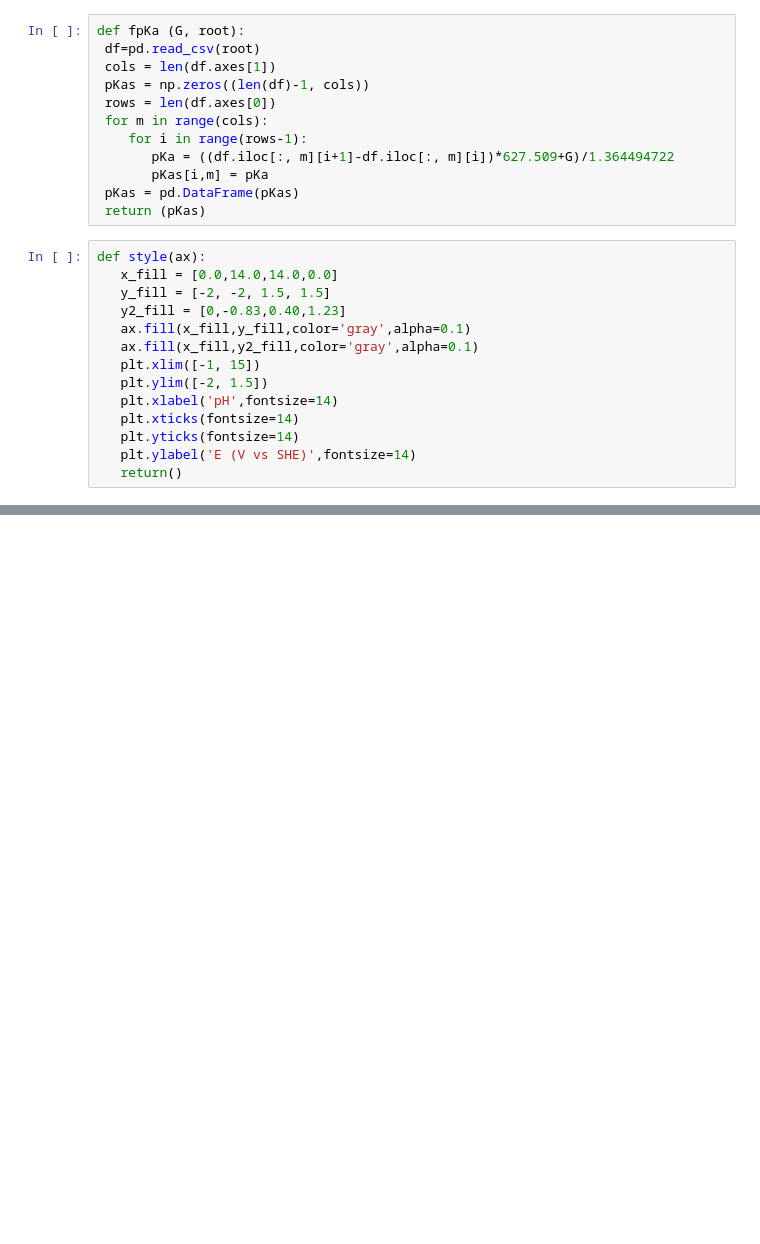
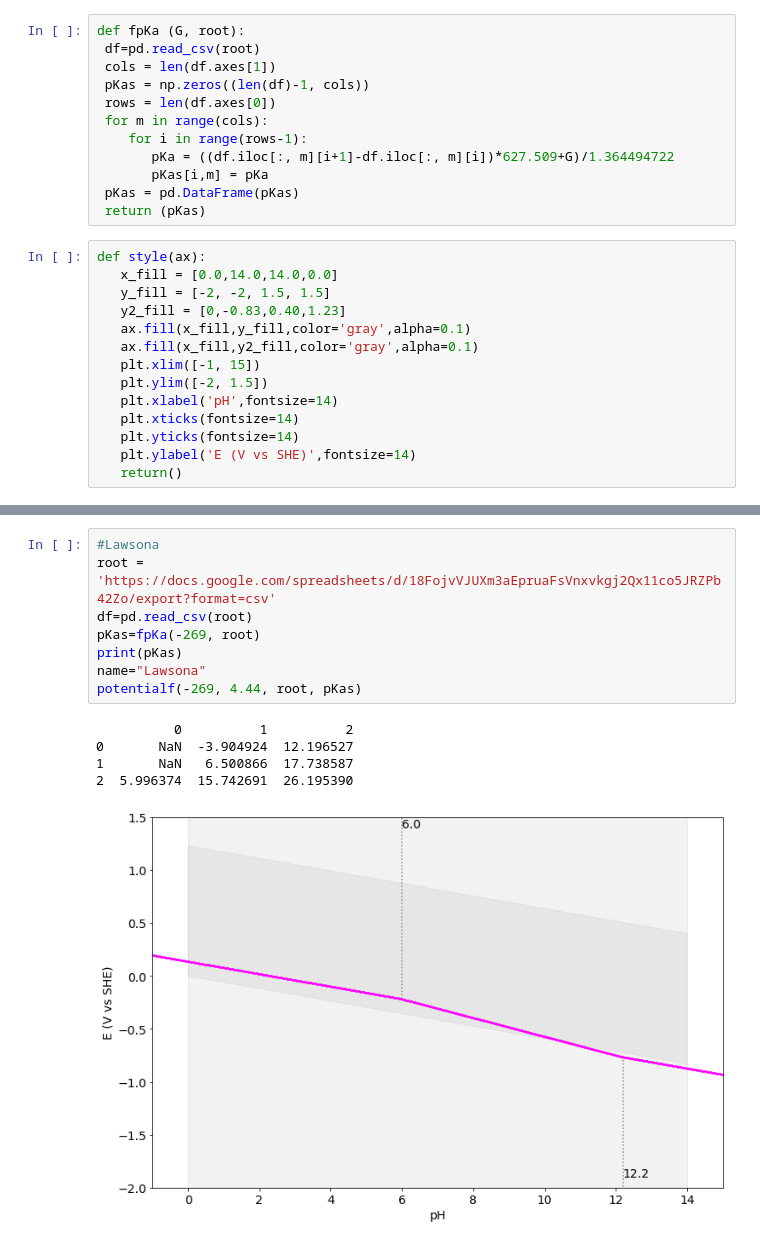
Before and after one commit to yaffka/DP, a Jupyter notebook: PD.ipynb, the cells around one changed output, grey strips where cells are left out. Cells and saved outputs as stored; diff of their text form; blank space fills up the shorter version.

```diff
--- a/PD.ipynb
+++ b/PD.ipynb
@@ -177,0 +217,14 @@ potentialf(-270.8787, 4.08845, root, pKas)
+# %%
+#Lawsona
+root = 'https://docs.google.com/spreadsheets/d/18FojvVJUXm3aEpruaFsVnxvkgj2Qx11co5JRZPb42Zo/export?format=csv'
+df=pd.read_csv(root)
+pKas=fpKa(-269, root)
+print(pKas)
+name="Lawsona"
+potentialf(-269, 4.44, root, pKas)
+# %% [output]
+          0          1          2
+0       NaN  -3.904924  12.196527
+1       NaN   6.500866  17.738587
+2  5.996374  15.742691  26.195390
+[figure, added]
```
Also changed, not shown: parts of 9 cells of this notebook.
